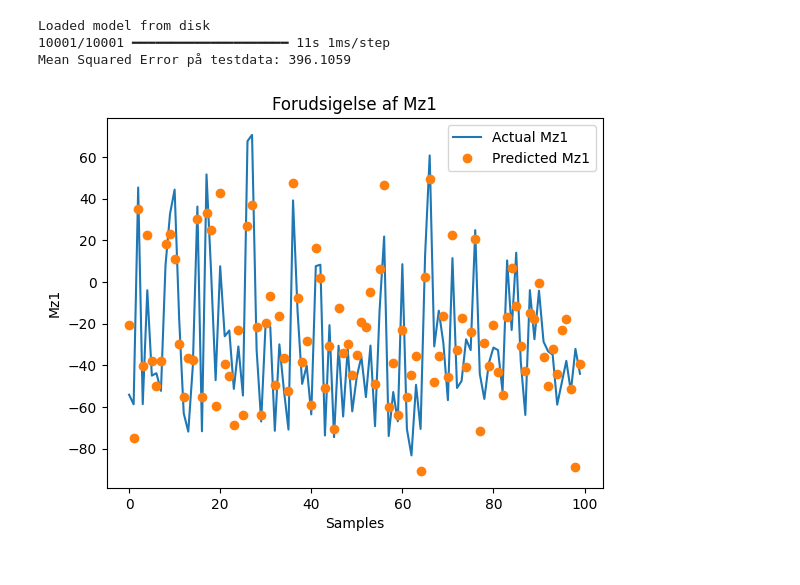
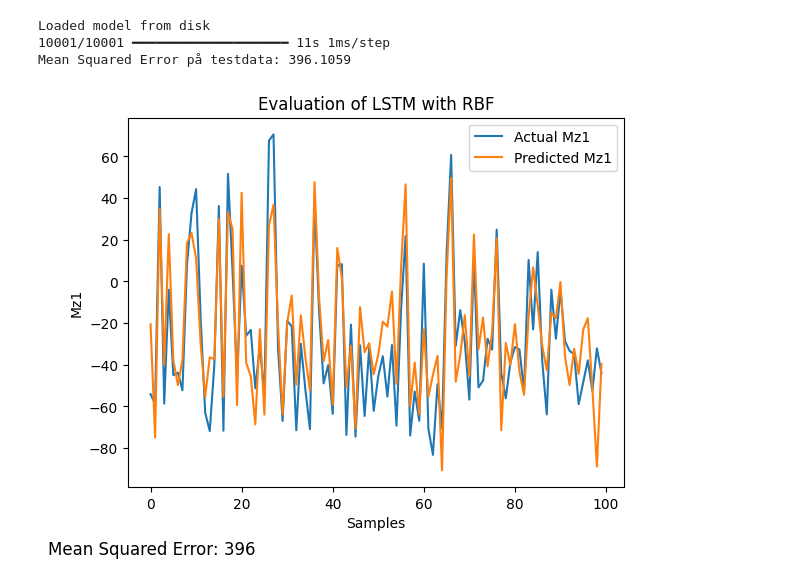
Before and after one commit to hugojjohnson/02456-deep-learning-project, a Jupyter notebook: notebooks/exploration-peter-lstm.ipynb, the cells around one changed output. Cells and saved outputs as stored; diff of their text form; code cells hidden in the pictures.

```diff
--- a/notebooks/exploration-peter-lstm.ipynb
+++ b/notebooks/exploration-peter-lstm.ipynb
@@ -127,38 +123,7 @@ print("Mean Squared Error på testdata:", mse_value)
 Loaded model from disk
 10001/10001 ━━━━━━━━━━━━━━━━━━━━ 11s 1ms/step
 Mean Squared Error på testdata: 396.1059
-# %%
-# # Mz1
-# # plt.subplot(1, 3, 1)
-# plt.plot(y_test[:, 1][:100], label='Actual Mz1')
-# plt.plot(y_pred[:, 1][:100], label='Predicted Mz1')
-# plt.xlabel('Samples')
-# plt.ylabel('Mz1')
-# plt.legend()
-# plt.title("Forudsigelse af Mz1")
-
-
-src.plots.evaluate_predictions(y_pred[:, 1][:100], y_test[:, 1][:100])
-
-# # Mz2
-# plt.subplot(1, 3, 2)
-# plt.plot(y_test[:, 1], label='Actual Mz2')
-# plt.plot(y_pred[:, 1], label='Predicted Mz2')
-# plt.xlabel('Samples')
-# plt.ylabel('Mz2')
-# plt.legend()
-# plt.title("Forudsigelse af Mz2")
-
-# # Mz3
-# plt.subplot(1, 3, 3)
-# plt.plot(y_test[:, 2], label='Actual Mz3')
-# plt.plot(y_pred[:, 2], label='Predicted Mz3')
-# plt.xlabel('Samples')
-# plt.ylabel('Mz3')
-# plt.legend()
-# plt.title("Forudsigelse af Mz3")
-
-# plt.tight_layout()
-plt.show()
-# %% [output]
-[figure, removed]
+# %%
+src.plots.evaluate_predictions(y_pred[:, 1][:100], y_test[:, 1][:100], mse(y_test, y_pred).numpy(), name="LSTM with RBF")
+# %% [output]
+[figure, added]
```
Also changed, not shown: parts of 1 cell of this notebook, 1 other file.
